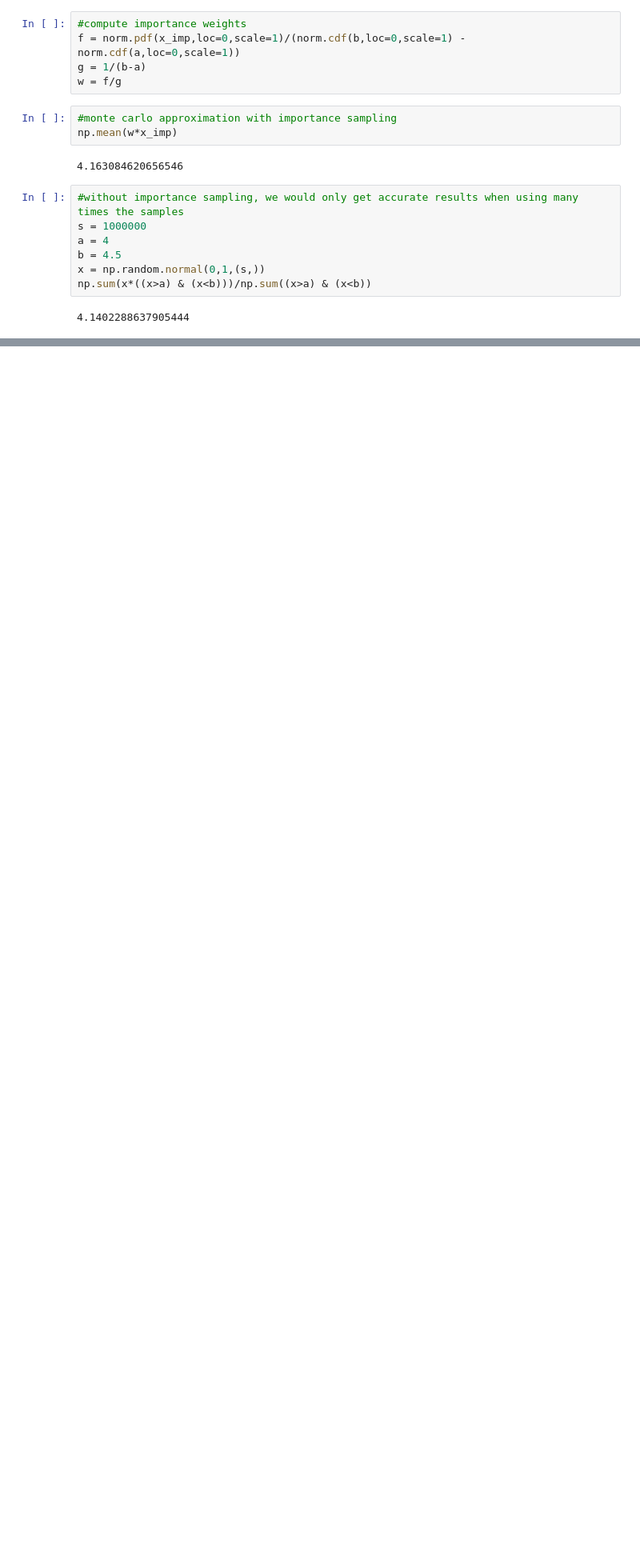
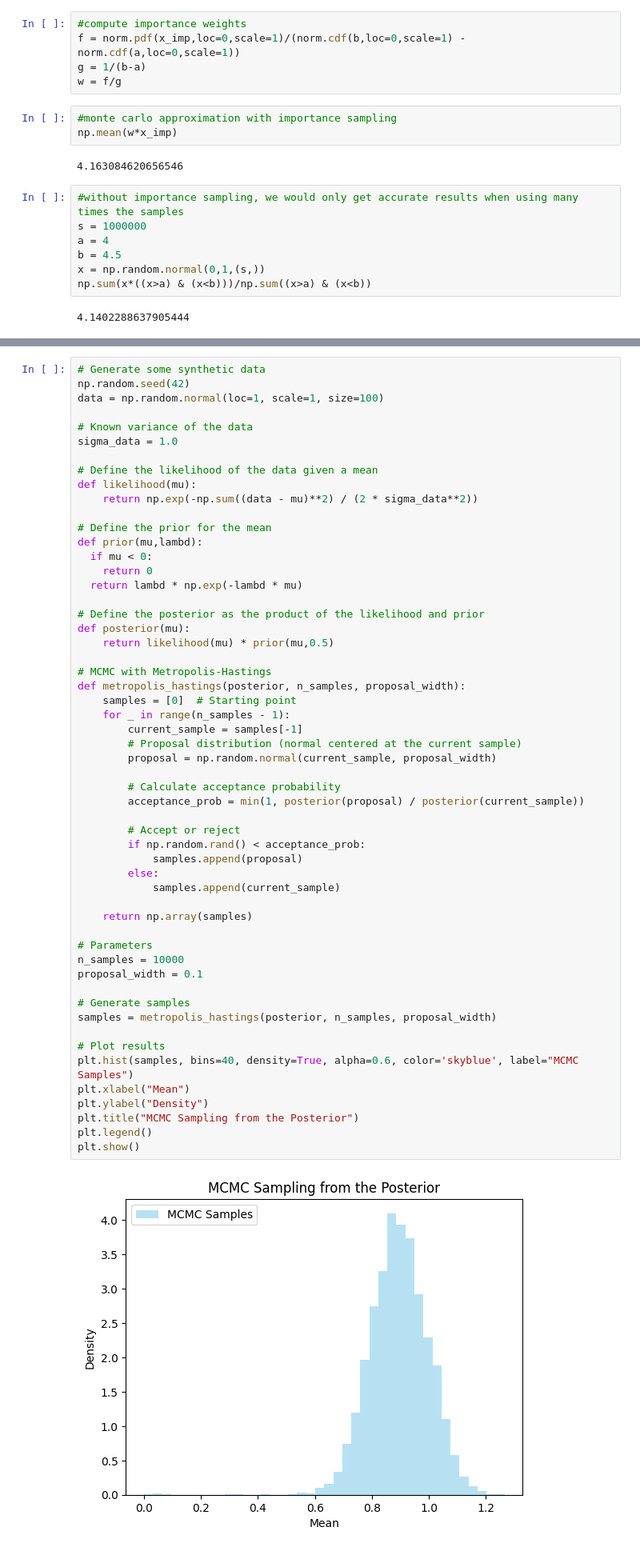
Before and after one commit to khaichiong/meco7312, a Jupyter notebook: L12_Bootstrap.ipynb, the cells around one changed output, grey strips where cells are left out. Shown at 80% size. Drawn from its saved outputs; the diff is of its cells as text; blank space fills up the shorter version.

```diff
--- a/L12_Bootstrap.ipynb
+++ b/L12_Bootstrap.ipynb
@@ -212,0 +217,57 @@ np.sum(x*((x>a) & (x<b)))/np.sum((x>a) & (x<b))
+# %%
+# Generate some synthetic data
+np.random.seed(42)
+data = np.random.normal(loc=1, scale=1, size=100)
+
+# Known variance of the data
+sigma_data = 1.0
+
+# Define the likelihood of the data given a mean
+def likelihood(mu):
+    return np.exp(-np.sum((data - mu)**2) / (2 * sigma_data**2))
+
+# Define the prior for the mean
+def prior(mu,lambd):
+  if mu < 0:
+    return 0
+  return lambd * np.exp(-lambd * mu)
+
+# Define the posterior as the product of the likelihood and prior
+def posterior(mu):
+    return likelihood(mu) * prior(mu,0.5)
+
+# MCMC with Metropolis-Hastings
+def metropolis_hastings(posterior, n_samples, proposal_width):
+    samples = [0]  # Starting point
+    for _ in range(n_samples - 1):
+        current_sample = samples[-1]
+        # Proposal distribution (normal centered at the current sample)
+        proposal = np.random.normal(current_sample, proposal_width)
+
+        # Calculate acceptance probability
+        acceptance_prob = min(1, posterior(proposal) / posterior(current_sample))
+
+        # Accept or reject
+        if np.random.rand() < acceptance_prob:
+            samples.append(proposal)
+        else:
+            samples.append(current_sample)
+
+    return np.array(samples)
+
+# Parameters
+n_samples = 10000
+proposal_width = 0.1
+
+# Generate samples
+samples = metropolis_hastings(posterior, n_samples, proposal_width)
+
+# Plot results
+plt.hist(samples, bins=40, density=True, alpha=0.6, color='skyblue', label="MCMC Samples")
+plt.xlabel("Mean")
+plt.ylabel("Density")
+plt.title("MCMC Sampling from the Posterior")
+plt.legend()
+plt.show()
+# %% [output]
+[figure, added]
```
Also changed, not shown: parts of 2 cells of this notebook.
